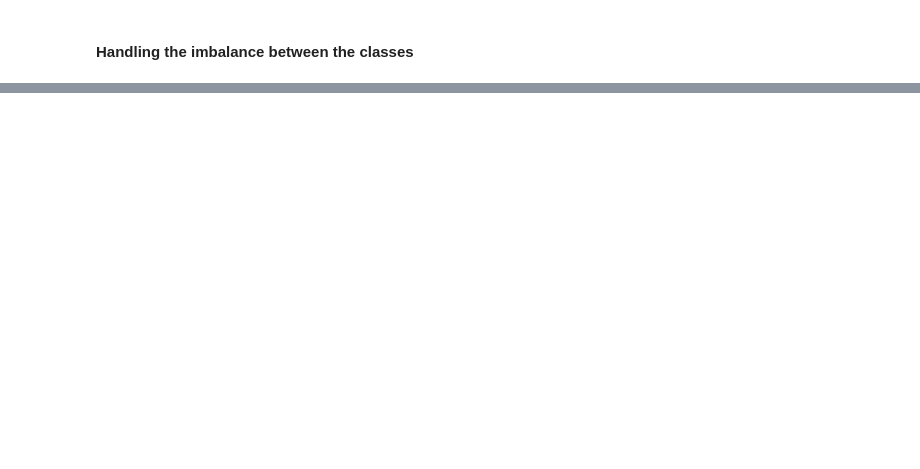
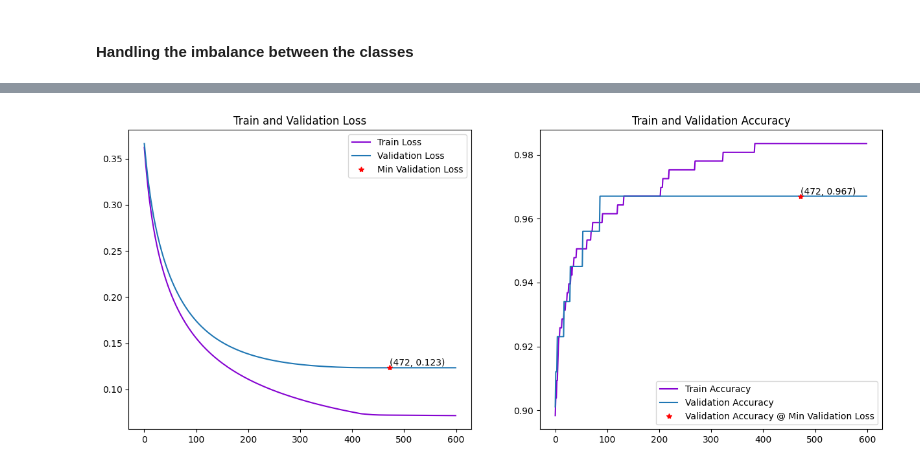
Before and after one commit to Team-AY/Breast-Cancer-Prediction, a Jupyter notebook: Research_process.ipynb, the cells around one changed output, grey strips where cells are left out. Drawn from its saved outputs; the diff is of its cells as text; code cells hidden in the pictures; blank space fills up the shorter version.

Commit message:
Neural Network evaluation with model_result, implemented SLP, added plots
Co-authored-by: Almog Rabani <ralmog98@gmail.com>

```diff
--- a/Research_process.ipynb
+++ b/Research_process.ipynb
@@ -55,0 +115,20 @@ as predicted the minorty class 'M'=1 gets higher weight of 1.346
+# %%
+utils.set_random_seed(0)
+
+model = models.Sequential(name='SLP')
+model.add(layers.Dense(1, activation='sigmoid', input_shape=(30,)))
+
+#early_stopping = callbacks.EarlyStopping(monitor='val_loss', patience=40, restore_best_weights=True, verbose=1)
+reduce_lr = callbacks.ReduceLROnPlateau(monitor='val_loss', factor=0.5, patience=10, min_lr=0.00001)
+checkpoint_filepath = 'model_checkpoints/slp_checkpoint.model.keras'
+model_checkpoint_callback = callbacks.ModelCheckpoint(
+    filepath=checkpoint_filepath,
+    monitor='val_loss',
+    mode='min',
+    save_best_only=True)
+
+model.compile(optimizer=optimizers.Adam(learning_rate=0.0003), loss='binary_crossentropy', metrics=['accuracy'])
+
+history = model.fit(X_train, y_train, batch_size=50, epochs=600, validation_data=(X_val, y_val), class_weight=class_weight_dict, callbacks=[model_checkpoint_callback, reduce_lr])
+
+model = models.load_model(checkpoint_filepath)
@@ -55,0 +154,26 @@ as predicted the minorty class 'M'=1 gets higher weight of 1.346
+# %%
+plt.figure(figsize=(15,6))
+
+val_loss_min_pos = np.argmin(history.history['val_loss'])
+
+# Plotting the training and validation loss
+plt.subplot(1, 2, 1)
+plt.plot(history.history['loss'], label='Train Loss', color='#8502d1')
+plt.plot(history.history['val_loss'], label='Validation Loss')
+plt.title('Train and Validation Loss')
+plt.plot(val_loss_min_pos, history.history['val_loss'][val_loss_min_pos], 'r*', label='Min Validation Loss')
+plt.text(val_loss_min_pos, history.history['val_loss'][val_loss_min_pos], f'({val_loss_min_pos}, {history.history['val_loss'][val_loss_min_pos]:.3f})', va='bottom')
+plt.legend()
+
+# Plotting the training and validation accuracy
+plt.subplot(1, 2, 2)
+plt.plot(history.history['accuracy'], label='Train Accuracy', color='#8502d1')
+plt.plot(history.history['val_accuracy'], label='Validation Accuracy')
+plt.plot(val_loss_min_pos, history.history['val_accuracy'][val_loss_min_pos], 'r*', label='Validation Accuracy @ Min Validation Loss')
+plt.text(val_loss_min_pos, history.history['val_accuracy'][val_loss_min_pos], f'({val_loss_min_pos}, {history.history['val_accuracy'][val_loss_min_pos]:.3f})', va='bottom')
+plt.title('Train and Validation Accuracy')
+plt.legend()
+
+plt.show()
+# %% [output]
+[figure, added]
```
Also changed, not shown: parts of 17 cells of this notebook.
